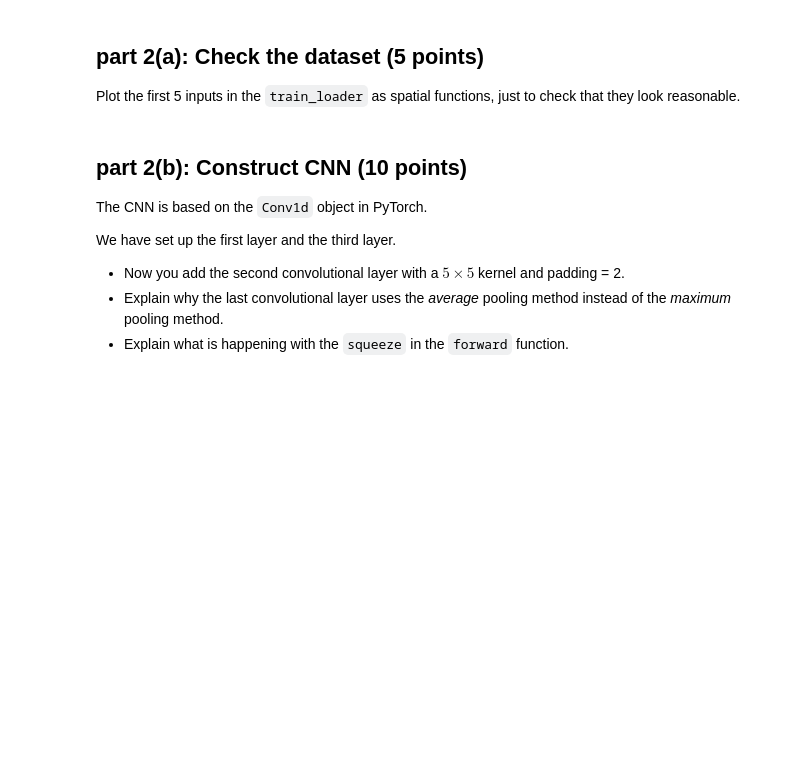
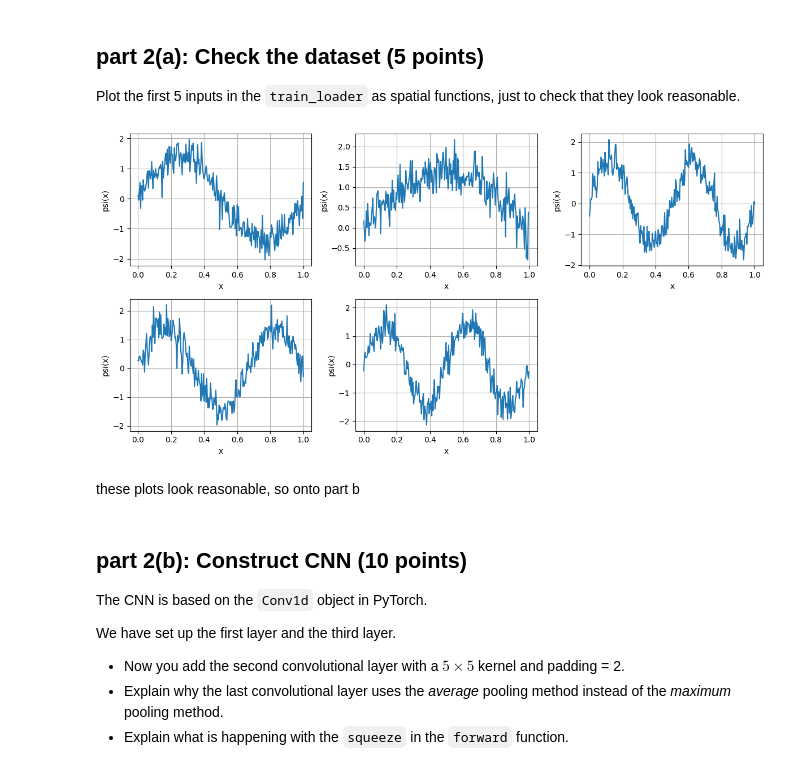
Before and after one commit to nataliewad/phys152-2026, a Jupyter notebook: Exercises/Homework-3.ipynb, the cells around one changed output. Drawn from its saved outputs; the diff is of its cells as text; code cells hidden in the pictures; blank space fills up the shorter version.

```diff
--- a/Exercises/Homework-3.ipynb
+++ b/Exercises/Homework-3.ipynb
@@ -142,10 +144,34 @@ Plot the first 5 inputs in the `train_loader` as spatial functions, just to chec
 # %%
 import matplotlib.pyplot as plt
 
 # Look at batch 0 to extract the first few samples
 for i, (X_batch, y_batch) in enumerate(train_loader):
     if i == 0:
-        # Add your code to plot the first 5 inputs in X_batch and y_batch
+      ## create spatial coordinate x
+      x = np.linspace(0, 1.0, X_batch.shape[-1])
+      plt.figure(figsize=(12, 6))
+      ## plot first 5
+      for j in range(5):
+        ## extract wavefn
+        psi = X_batch[j, 0]
+        ## convert back to quantum number
+        n = y_batch[j] + 1
+
+        ## plot
+        plt.subplot(2, 3, j + 1)
+        plt.plot(x, psi, label=f'n={n}')
+        plt.xlabel('x')
+        plt.ylabel('psi(x)')
+        plt.grid(True)
+
+    plt.tight_layout()
+    plt.show()
+
+    break
+# %% [output]
+[figure, added]
+# %% [markdown]
+these plots look reasonable, so onto part b
 # %% [markdown]
 ## part 2(b): Construct CNN (10 points)
 
```
Also changed, not shown: parts of 11 cells of this notebook.
